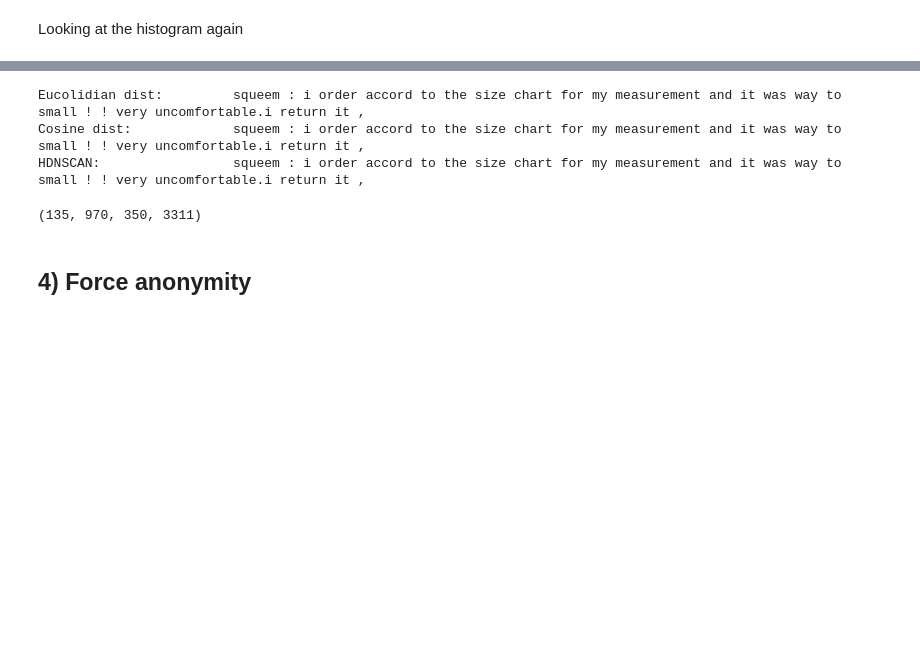
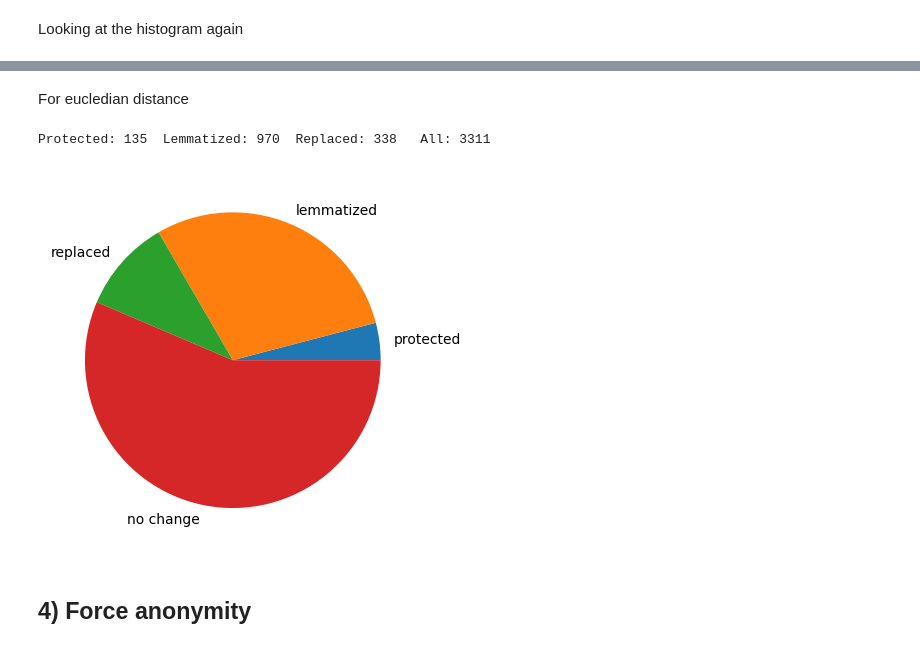
Before and after one commit to neumanh/K-anonymity-fot-texts, a Jupyter notebook: POC_v1.1.ipynb, the cells around one changed output, grey strips where cells are left out. Saved outputs shown, nothing was run; the diff lists cells and outputs as text; code cells hidden in the pictures; blank space fills up the shorter version.

Commit message:
Add 2 pie charts

```diff
--- a/POC_v1.1.ipynb
+++ b/POC_v1.1.ipynb
@@ -311,15 +307,18 @@ Wall time: 8.15 s
-# %%
-print('Eucolidian dist:\t', df_2.iloc[3, 4])
-print('Cosine dist:\t\t', df_3.iloc[3, 4])
-print('HDNSCAN:\t\t', df_4.iloc[3, 4])
-# %% [output]
-Eucolidian dist:         squeem : i order accord to the size chart for my measurement and it was way to small ! ! very uncomfortable.i return it ,
-Cosine dist:             squeem : i order accord to the size chart for my measurement and it was way to small ! ! very uncomfortable.i return it ,
-HDNSCAN:                 squeem : i order accord to the size chart for my measurement and it was way to small ! ! very uncomfortable.i return it ,
-# %%
-nlp_utils.get_stat(word_dict_2)
-# %% [output]
-(135, 970, 350, 3311)
+# %% [markdown]
+For eucledian distance
+# %%
+protected, lemma, replaced, all_words = nlp_utils.get_stat(word_dict_2)
+print(f'Protected: {protected}\tLemmatized: {lemma}\t Replaced: {replaced}\t All: {all_words}')
+# %% [output]
+Protected: 135  Lemmatized: 970  Replaced: 338   All: 3311
+# %%
+y = np.array([protected, lemma, replaced, (all_words - protected - lemma - replaced)])
+mylabels = ['protected', 'lemmatized', 'replaced', 'no change']
+
+plt.pie(y, labels = mylabels)
+plt.show()
+# %% [output]
+[figure, added]
 # %% [markdown]
 ## 4) Force anonymity
 # %% [markdown]
```
Also changed, not shown: parts of 31 cells of this notebook, 3 other files.
